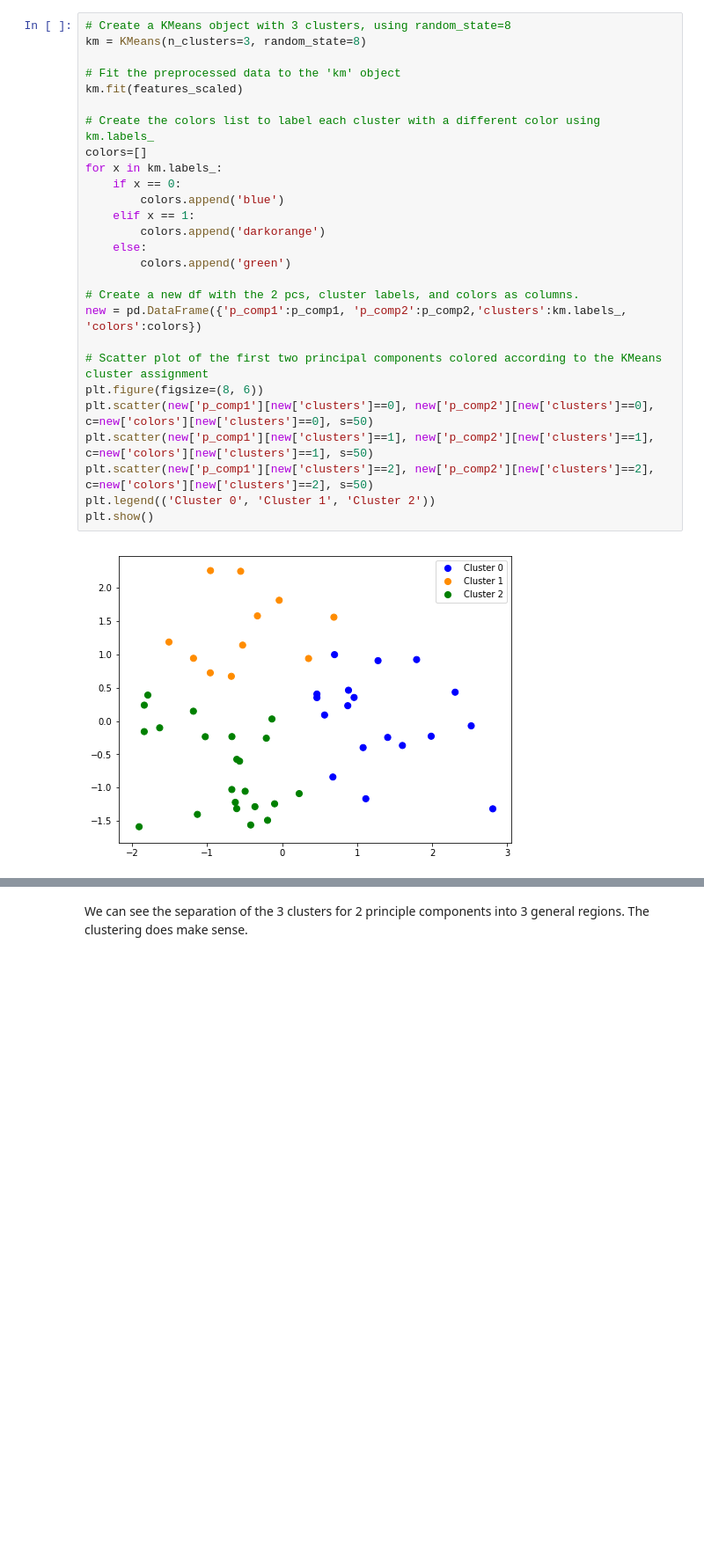
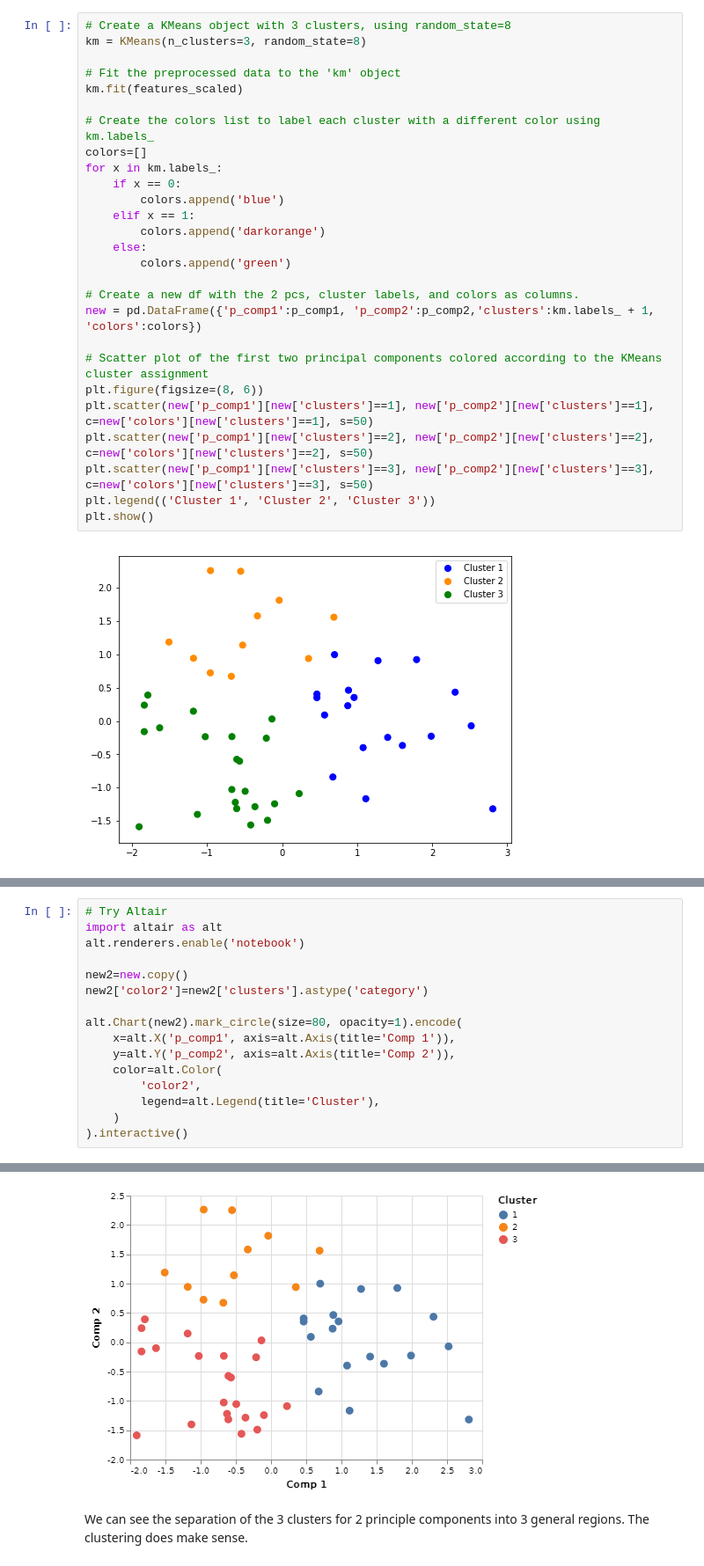
Before and after one commit to daresnick/Data-Science-Projects, a Jupyter notebook: Featured_Projects/Reducing_Traffic_Mortality_1a.ipynb, the cells around one changed output, grey strips where cells are left out. Shown at 88% size. Drawn from its saved outputs; the diff is of its cells as text; blank space fills up the shorter version.

```diff
--- a/Featured_Projects/Reducing_Traffic_Mortality_1a.ipynb
+++ b/Featured_Projects/Reducing_Traffic_Mortality_1a.ipynb
@@ -308,14 +315,14 @@ for x in km.labels_:
         colors.append('green')
 
 # Create a new df with the 2 pcs, cluster labels, and colors as columns.
-new = pd.DataFrame({'p_comp1':p_comp1, 'p_comp2':p_comp2,'clusters':km.labels_, 'colors':colors})
+new = pd.DataFrame({'p_comp1':p_comp1, 'p_comp2':p_comp2,'clusters':km.labels_ + 1, 'colors':colors})
 
 # Scatter plot of the first two principal components colored according to the KMeans cluster assignment
 plt.figure(figsize=(8, 6))
-plt.scatter(new['p_comp1'][new['clusters']==0], new['p_comp2'][new['clusters']==0], c=new['colors'][new['clusters']==0], s=50)
 plt.scatter(new['p_comp1'][new['clusters']==1], new['p_comp2'][new['clusters']==1], c=new['colors'][new['clusters']==1], s=50)
 plt.scatter(new['p_comp1'][new['clusters']==2], new['p_comp2'][new['clusters']==2], c=new['colors'][new['clusters']==2], s=50)
-plt.legend(('Cluster 0', 'Cluster 1', 'Cluster 2'))
+plt.scatter(new['p_comp1'][new['clusters']==3], new['p_comp2'][new['clusters']==3], c=new['colors'][new['clusters']==3], s=50)
+plt.legend(('Cluster 1', 'Cluster 2', 'Cluster 3'))
 plt.show()
 # %% [output]
 [figure]
@@ -340,3 +347,20 @@ Loading BokehJS ...
 [interactive output not drawn]
 [interactive output not drawn]
 [interactive output not drawn]
+# %%
+# Try Altair
+import altair as alt
+alt.renderers.enable('notebook')
+
+new2=new.copy()
+new2['color2']=new2['clusters'].astype('category')
+
+alt.Chart(new2).mark_circle(size=80, opacity=1).encode(
+    x=alt.X('p_comp1', axis=alt.Axis(title='Comp 1')),
+    y=alt.Y('p_comp2', axis=alt.Axis(title='Comp 2')),
+    color=alt.Color(
+        'color2',
+        legend=alt.Legend(title='Cluster'),
+    )
+).interactive()
+# %% [output]
@@ -343,3 +368,4 @@ Loading BokehJS ...
+[figure, added]
 # %% [markdown]
 We can see the separation of the 3 clusters for 2 principle components into 3 general regions. The clustering does make sense.
 # %% [markdown]
```
Also changed, not shown: parts of 9 cells of this notebook.
